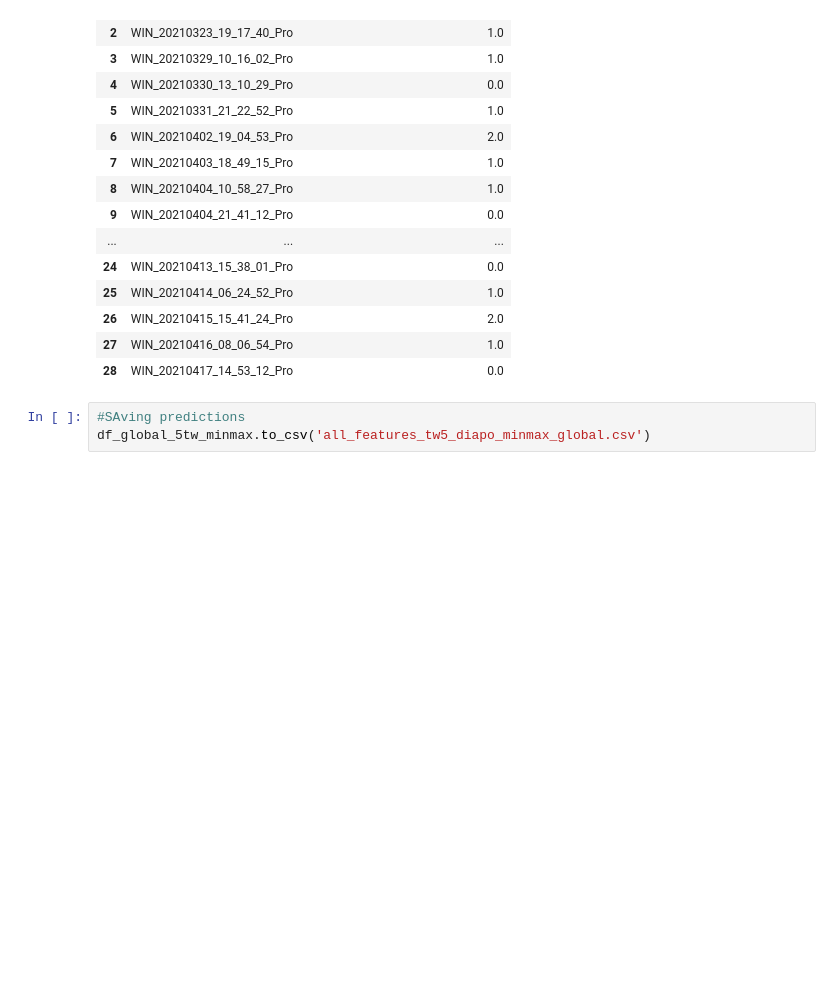
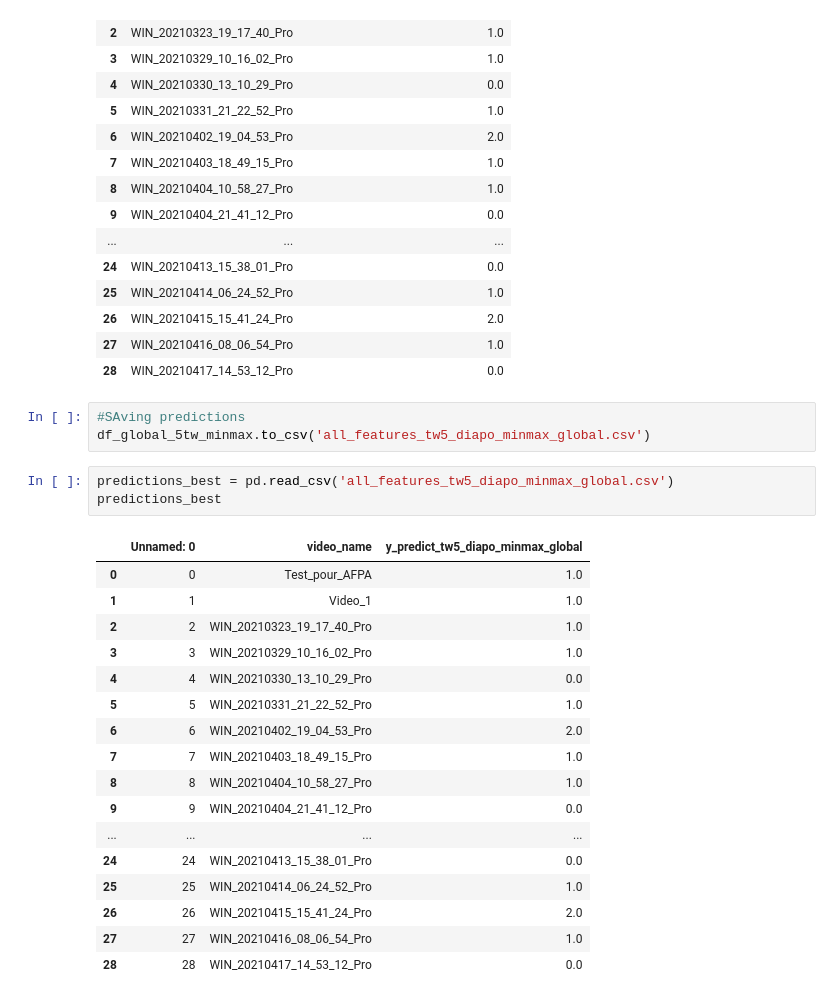
Before and after one commit to Projet-Fil-Rouge-AFPA/filrouge, a Jupyter notebook: Notebook_Valentina3_final_5s_diapo_glob.ipynb, the cells around one changed output. Drawn from its saved outputs; the diff is of its cells as text; blank space fills up the shorter version.

```diff
--- a/Notebook_Valentina3_final_5s_diapo_glob.ipynb
+++ b/Notebook_Valentina3_final_5s_diapo_glob.ipynb
@@ -659,3 +659,24 @@ df_global_5tw_minmax
 # %%
 #SAving predictions
 df_global_5tw_minmax.to_csv('all_features_tw5_diapo_minmax_global.csv')
+# %%
+predictions_best = pd.read_csv('all_features_tw5_diapo_minmax_global.csv')
+predictions_best
+# %% [output]
+|  | Unnamed: 0 | video_name | y_predict_tw5_diapo_minmax_global |
+| 0 | 0 | Test_pour_AFPA | 1.0 |
+| 1 | 1 | Video_1 | 1.0 |
+| 2 | 2 | WIN_20210323_19_17_40_Pro | 1.0 |
+| 3 | 3 | WIN_20210329_10_16_02_Pro | 1.0 |
+| 4 | 4 | WIN_20210330_13_10_29_Pro | 0.0 |
+| 5 | 5 | WIN_20210331_21_22_52_Pro | 1.0 |
+| 6 | 6 | WIN_20210402_19_04_53_Pro | 2.0 |
+| 7 | 7 | WIN_20210403_18_49_15_Pro | 1.0 |
+| 8 | 8 | WIN_20210404_10_58_27_Pro | 1.0 |
+| 9 | 9 | WIN_20210404_21_41_12_Pro | 0.0 |
+| ... | ... | ... | ... |
+| 24 | 24 | WIN_20210413_15_38_01_Pro | 0.0 |
+| 25 | 25 | WIN_20210414_06_24_52_Pro | 1.0 |
+| 26 | 26 | WIN_20210415_15_41_24_Pro | 2.0 |
+| 27 | 27 | WIN_20210416_08_06_54_Pro | 1.0 |
+| 28 | 28 | WIN_20210417_14_53_12_Pro | 0.0 |
```
Also changed, not shown: 2 other files.
